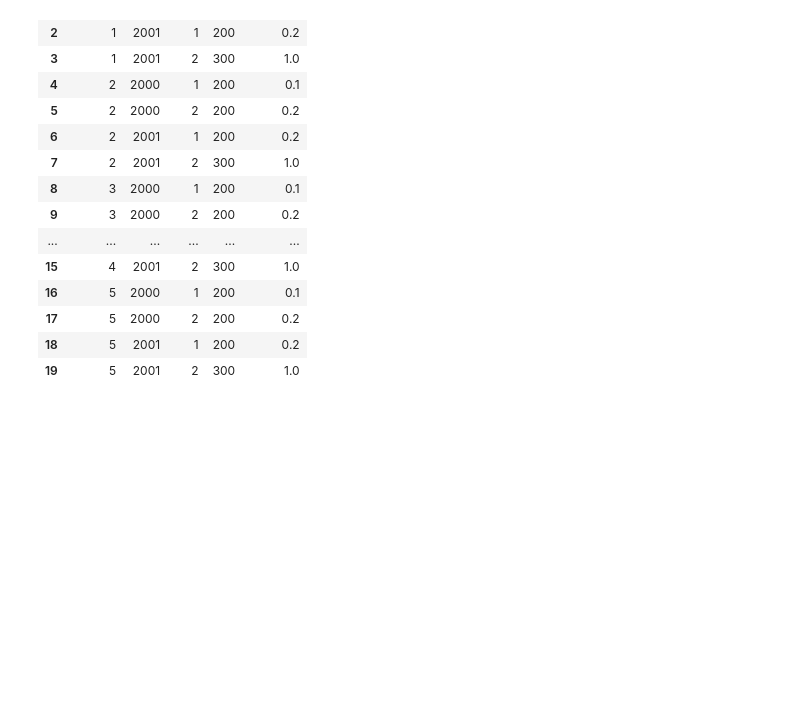
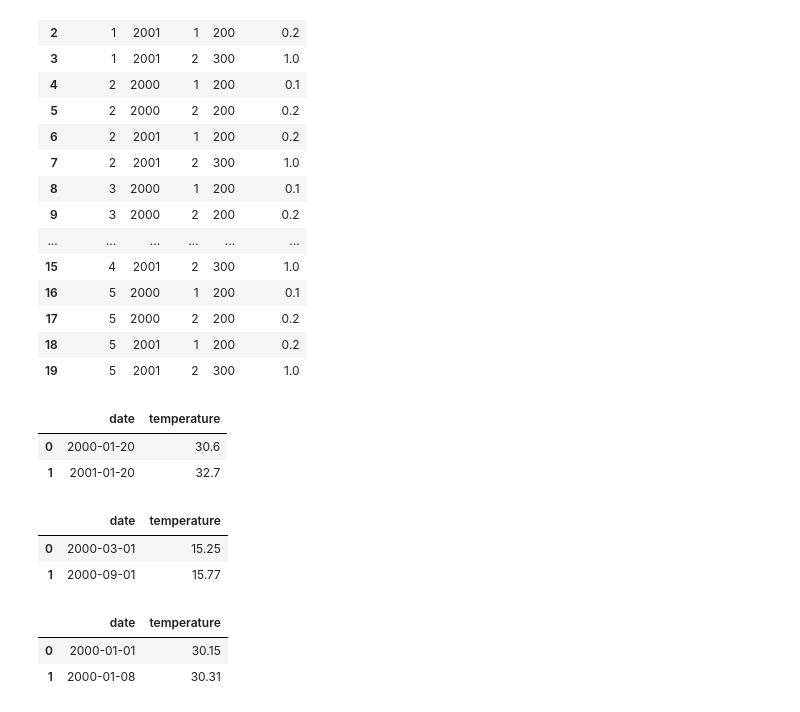
Before and after one commit to omid-sar/Interview-Preparation, a Jupyter notebook: data_manipulation/merge.ipynb, the cells around one changed output. Cells and saved outputs as stored; diff of their text form; code cells hidden in the pictures; blank space fills up the shorter version.

```diff
--- a/data_manipulation/merge.ipynb
+++ b/data_manipulation/merge.ipynb
@@ -294,0 +299,12 @@ st
+# %%
+display(df_aus.head(2), df_usa.head(2), df_bri.head(2))
+# %% [output]
+|  | date | temperature |
+| 0 | 2000-01-20 | 30.6 |
+| 1 | 2001-01-20 | 32.7 |
+|  | date | temperature |
+| 0 | 2000-03-01 | 15.25 |
+| 1 | 2000-09-01 | 15.77 |
+|  | date | temperature |
+| 0 | 2000-01-01 | 30.15 |
+| 1 | 2000-01-08 | 30.31 |
```
Also changed, not shown: parts of 3 cells of this notebook.
